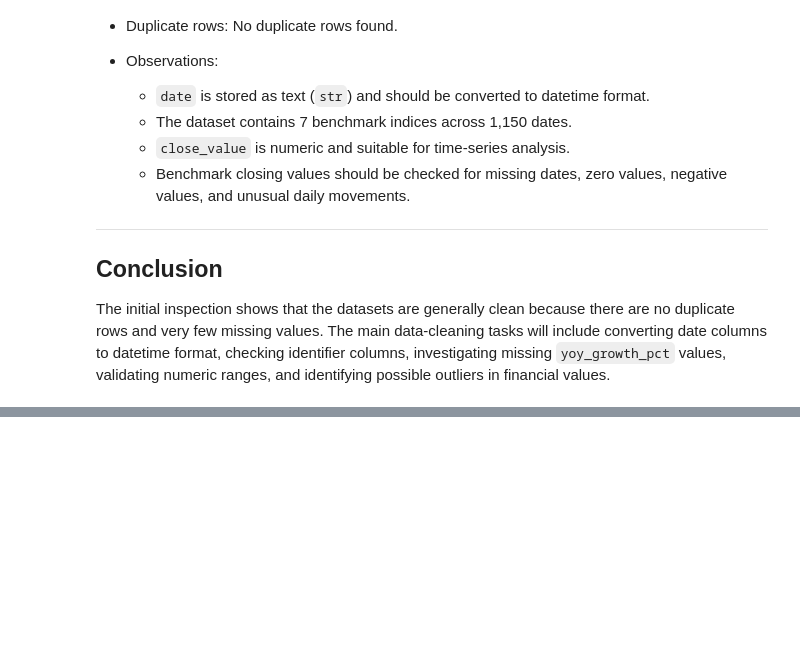
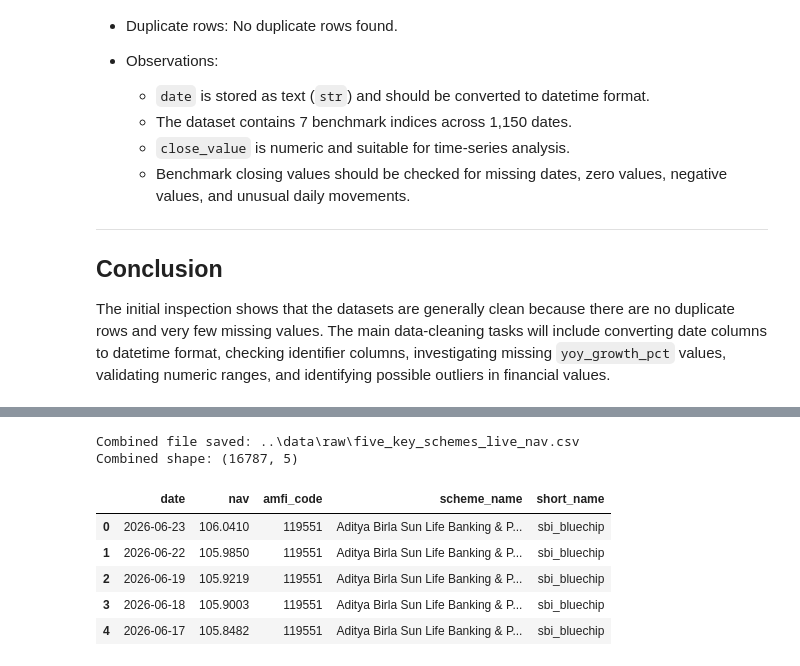
Before and after one commit to GoUrAv29142/fintech-capstone-project, a Jupyter notebook: notebooks/day1_data_check.ipynb, the cells around one changed output, grey strips where cells are left out. Saved outputs shown, nothing was run; the diff lists cells and outputs as text; code cells hidden in the pictures; blank space fills up the shorter version.

Commit message:
Day 1: Data ingestion complete

```diff
--- a/notebooks/day1_data_check.ipynb
+++ b/notebooks/day1_data_check.ipynb
@@ -390,0 +393,20 @@ The initial inspection shows that the datasets are generally clean because there
+# %%
+import requests
+import pandas as pd
+from pathlib import Path
+
+# API URL given by the company
+hdfc_url = "https://api.mfapi.in/mf/125497"
+
+# Send GET request to API
+response = requests.get(hdfc_url)
+
+# Check whether request was successful
+print("Status code:", response.status_code)
+
+# Convert JSON response to Python dictionary
+hdfc_json = response.json()
+
+# Show scheme information
+print("\nScheme information:")
+print(hdfc_json["meta"])
@@ -390,0 +507,19 @@ The initial inspection shows that the datasets are generally clean because there
+# %%
+combined_live_nav_df = pd.concat(all_live_nav, ignore_index=True)
+
+combined_file = Path("../data/raw/five_key_schemes_live_nav.csv")
+combined_live_nav_df.to_csv(combined_file, index=False)
+
+print("Combined file saved:", combined_file)
+print("Combined shape:", combined_live_nav_df.shape)
+
+display(combined_live_nav_df.head())
+# %% [output]
+Combined file saved: ..\data\raw\five_key_schemes_live_nav.csv
+Combined shape: (16787, 5)
+|  | date | nav | amfi_code | scheme_name | short_name |
+| 0 | 2026-06-23 | 106.0410 | 119551 | Aditya Birla Sun Life Banking & P... | sbi_bluechip |
+| 1 | 2026-06-22 | 105.9850 | 119551 | Aditya Birla Sun Life Banking & P... | sbi_bluechip |
+| 2 | 2026-06-19 | 105.9219 | 119551 | Aditya Birla Sun Life Banking & P... | sbi_bluechip |
+| 3 | 2026-06-18 | 105.9003 | 119551 | Aditya Birla Sun Life Banking & P... | sbi_bluechip |
+| 4 | 2026-06-17 | 105.8482 | 119551 | Aditya Birla Sun Life Banking & P... | sbi_bluechip |
```
Also changed, not shown: parts of 7 cells of this notebook, 7 other files.
